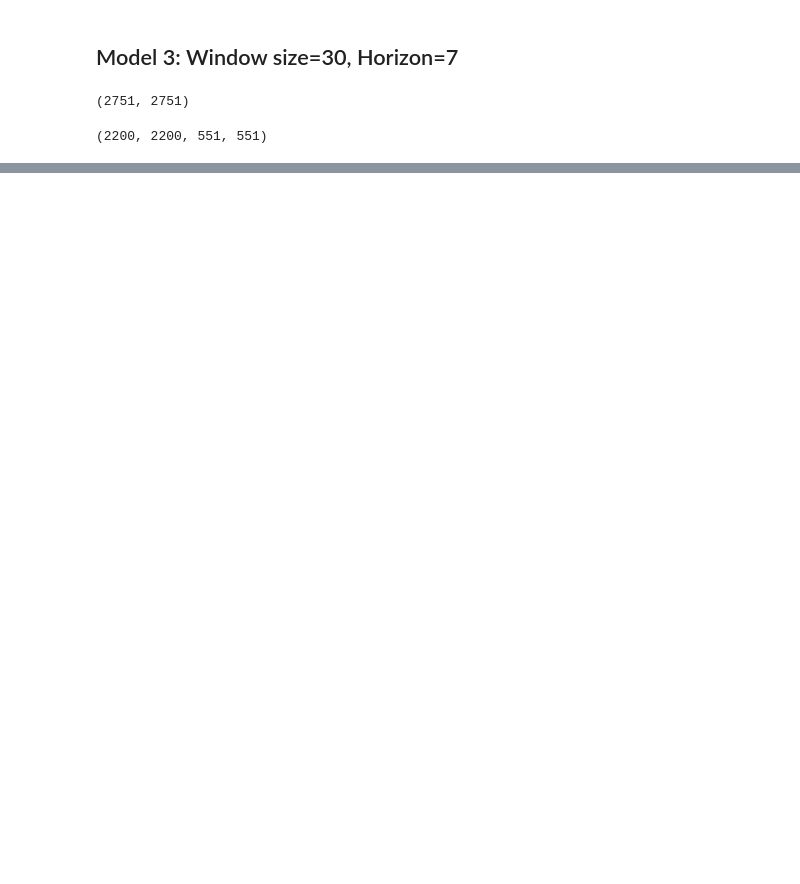
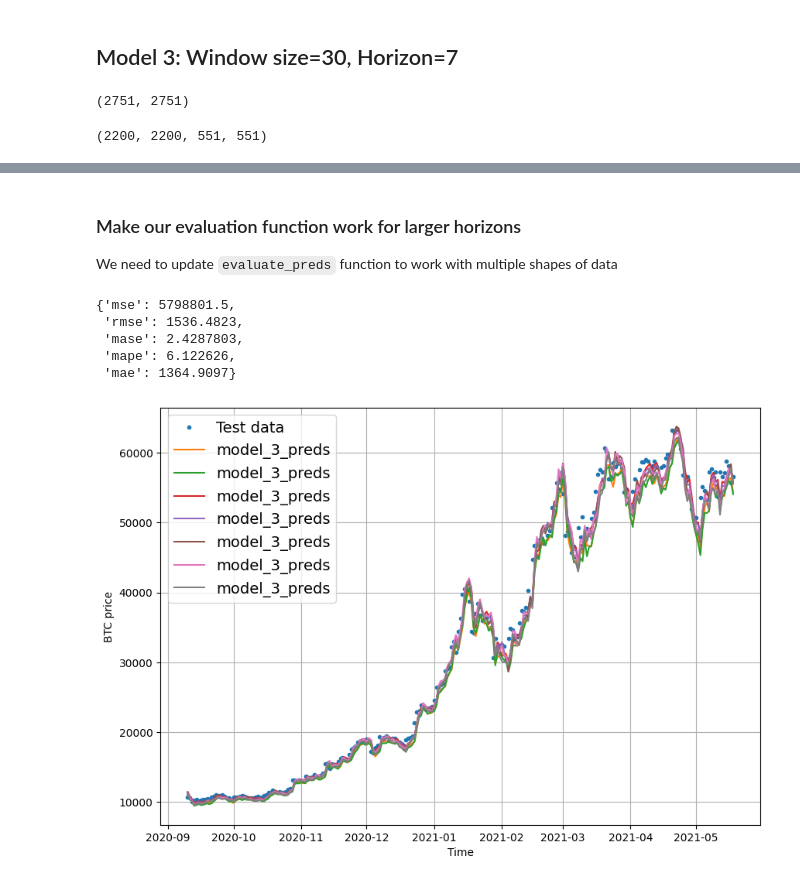
Before and after one commit to bikash119/learn_tensorflow, a Jupyter notebook: learn_tf_007.ipynb, the cells around one changed output, grey strips where cells are left out. Cells and saved outputs as stored; diff of their text form; code cells hidden in the pictures; blank space fills up the shorter version.

```diff
--- a/learn_tf_007.ipynb
+++ b/learn_tf_007.ipynb
@@ -793,0 +804,3 @@ model_3_results
+# %% [markdown]
+### Make our evaluation function work for larger horizons
+We need to update `evaluate_preds` function to work with multiple shapes of data
@@ -793,0 +837,25 @@ model_3_results
+# %%
+model_3_results = evaluate_preds(y_true=tf.squeeze(test_label),
+                                 y_pred=model_3_preds)
+model_3_results
+# %% [output]
+{'mse': 5798801.5,
+ 'rmse': 1536.4823,
+ 'mase': 2.4287803,
+ 'mape': 6.122626,
+ 'mae': 1364.9097}
+# %%
+## Visualize the predictions
+offset= 300
+plt.figure(figsize=(10,7))
+plot_time_series(timesteps= X_test[-len(test_window):]
+                 ,values= test_label[:,0]
+                 ,start= offset
+                 ,label= "Test data")
+plot_time_series(timesteps= X_test[-len(test_window):]
+                 ,values= model_3_preds
+                 ,start= offset
+                 ,label= "model_3_preds"
+                 ,format= "-")
+# %% [output]
+[figure, added]
```
Also changed, not shown: parts of 25 cells of this notebook.
